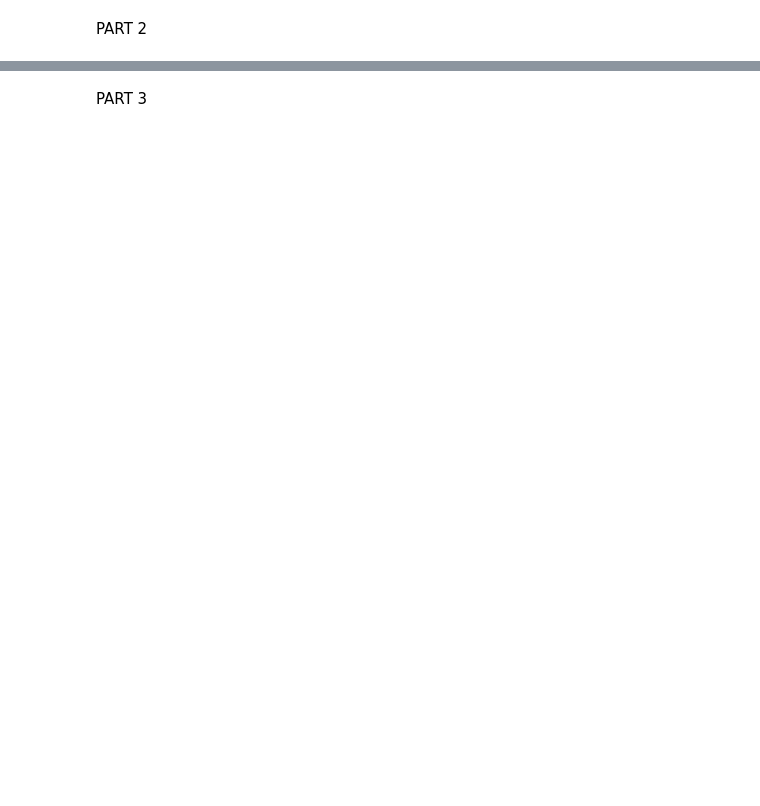
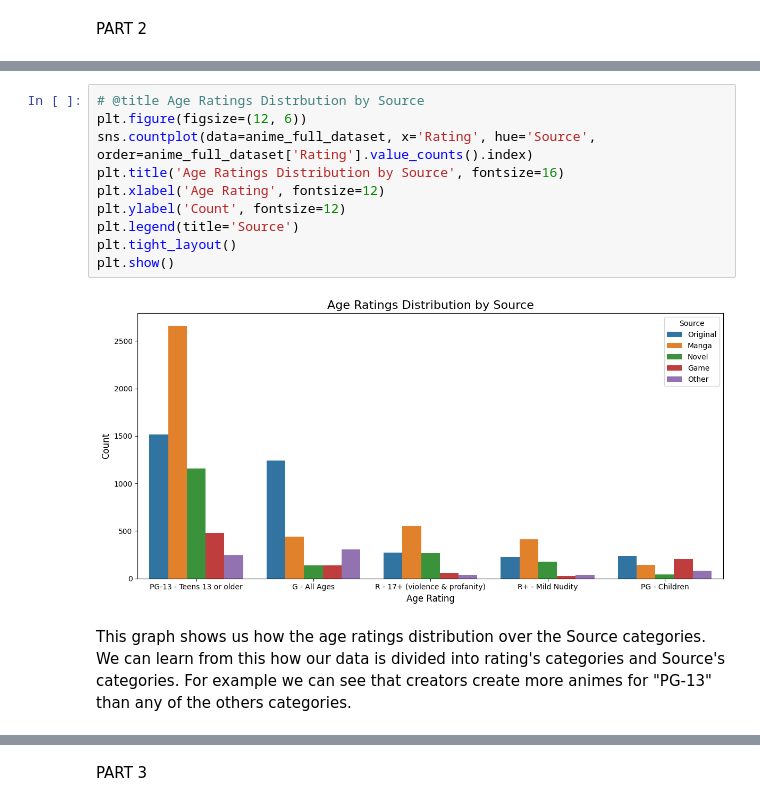
Before and after one commit to NirAkay/TDSproject, a Jupyter notebook: Daniel_&_Nir_anime_dataset.ipynb, the cells around one changed output, grey strips where cells are left out. Saved outputs shown, nothing was run; the diff lists cells and outputs as text; blank space fills up the shorter version.

```diff
--- a/Daniel_&_Nir_anime_dataset.ipynb
+++ b/Daniel_&_Nir_anime_dataset.ipynb
@@ -22,0 +176,15 @@ PART 2
+# %%
+# @title Age Ratings Distrbution by Source
+plt.figure(figsize=(12, 6))
+sns.countplot(data=anime_full_dataset, x='Rating', hue='Source', order=anime_full_dataset['Rating'].value_counts().index)
+plt.title('Age Ratings Distribution by Source', fontsize=16)
+plt.xlabel('Age Rating', fontsize=12)
+plt.ylabel('Count', fontsize=12)
+plt.legend(title='Source')
+plt.tight_layout()
+plt.show()
+# %% [output]
+[figure, added]
+# %% [markdown]
+This graph shows us how the age ratings distribution over the Source categories. We can learn from this how our data is divided into
+rating's categories and Source's categories. For example we can see that creators create more animes for "PG-13" than any of the others categories.
```
Also changed, not shown: parts of 42 cells of this notebook.
